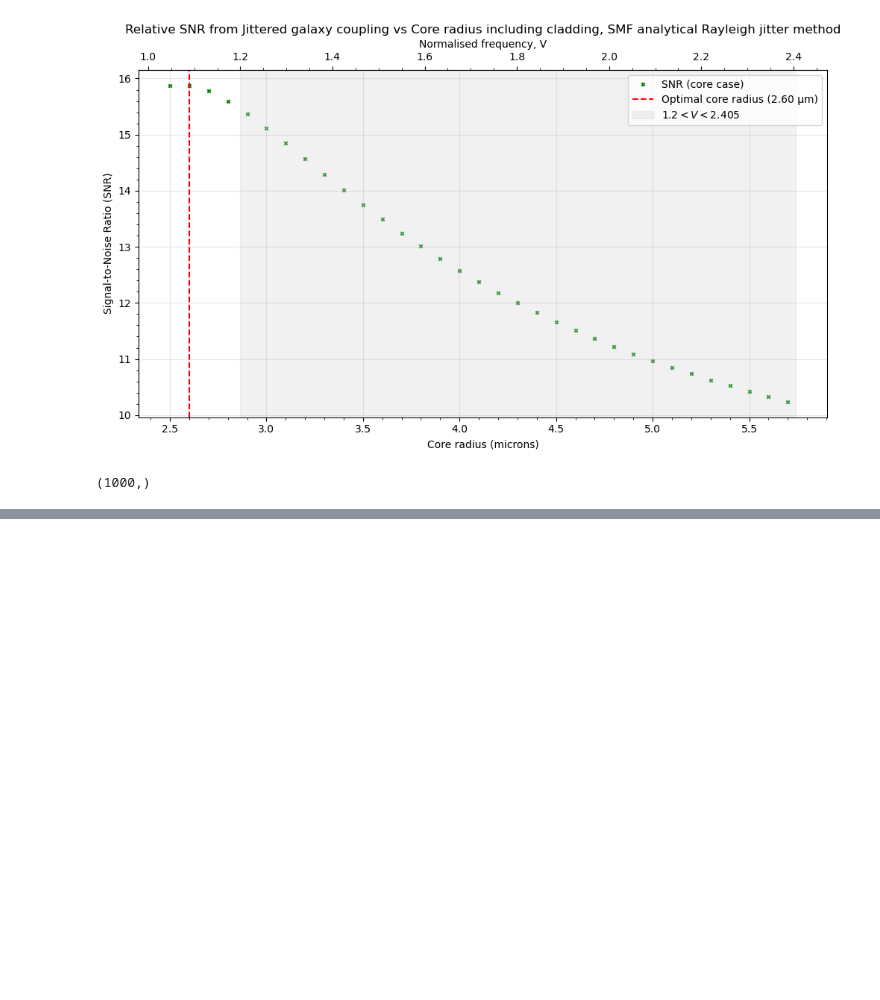
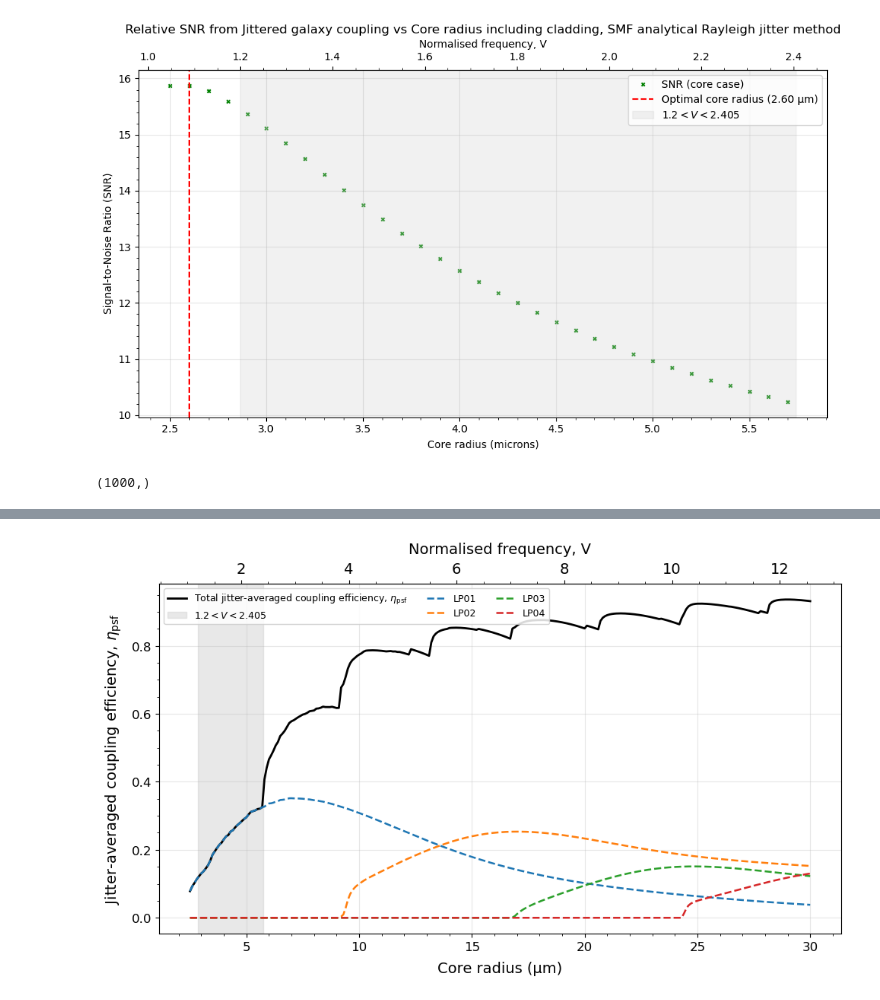
Before and after one commit to TongyueLiu/OH-Suppression-MRes-Project, a Jupyter notebook: notebooks/throughput_optics/jitter_psf_source_snr_vs_core_radius.ipynb, the cells around one changed output, grey strips where cells are left out. Saved outputs shown, nothing was run; the diff lists cells and outputs as text; code cells hidden in the pictures; blank space fills up the shorter version.

```diff
--- a/notebooks/throughput_optics/jitter_psf_source_snr_vs_core_radius.ipynb
+++ b/notebooks/throughput_optics/jitter_psf_source_snr_vs_core_radius.ipynb
@@ -1891,0 +2216,21 @@ results_test = jittered_point_src_eta_per_mode_vs_core_radius(
+# %%
+results_jitter_per_mode_full = jittered_point_src_eta_per_mode_vs_core_radius(
+    core_radius_array=core_radius_range_full,
+    x=x,
+    y=y,
+    x_1d=x_1d,
+    y_1d=y_1d,
+    delta_x=delta_x_300,
+    delta_y=delta_y_300,
+    NA=NA,
+    lam0=lam0,
+    F_eff=F_fibre,
+    alpha=alpha_vlt,
+    E_S=1.0,
+    acceptance_radius="core_radius",
+    mode_case="few_mode",
+    az_sym=False,
+    fibre_offset_x=0.0,
+    fibre_offset_y=0.0,
+    n_jobs=4,
+)
@@ -1891,0 +2604,8 @@ results_test = jittered_point_src_eta_per_mode_vs_core_radius(
+# %%
+def radius_um_to_V(radius_um):
+    radius_m = radius_um * 1e-6
+    return 2 * np.pi * radius_m * NA / lam0
+
+def V_to_radius_um(V):
+    radius_m = V * lam0 / (2 * np.pi * NA)
+    return radius_m * 1e6
@@ -1891,0 +2769,9 @@ results_test = jittered_point_src_eta_per_mode_vs_core_radius(
+# %%
+mode_eta_dict, mode_lines = (
+    plot_jittered_point_source_efficiency_l0_modes(
+        core_radius_array=core_radius_range_full,
+        results=results_jitter_per_mode_full,
+    )
+)
+# %% [output]
+[figure, added]
```
Also changed, not shown: parts of 16 cells of this notebook, 6 other files.
